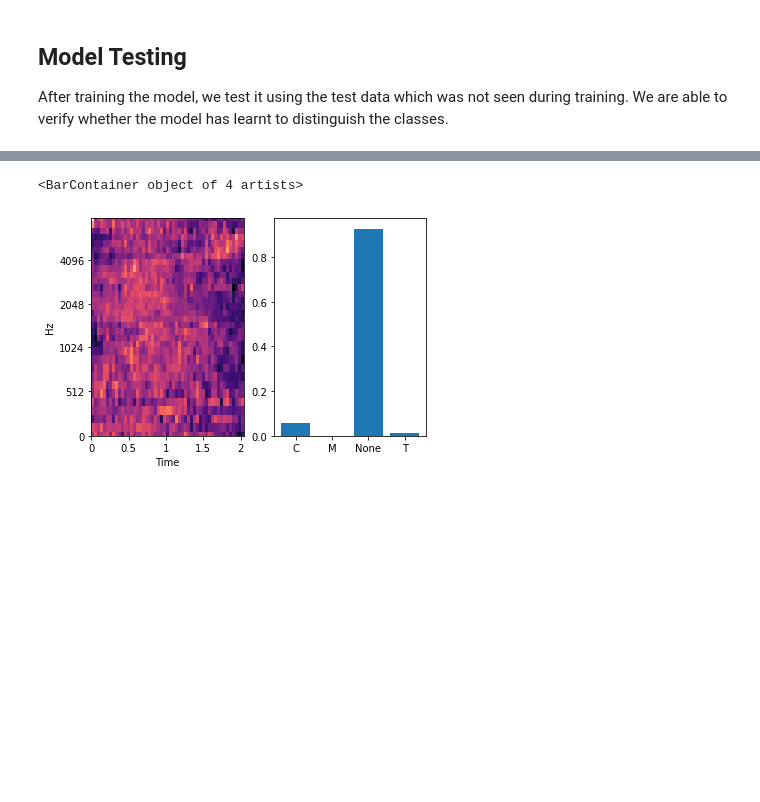
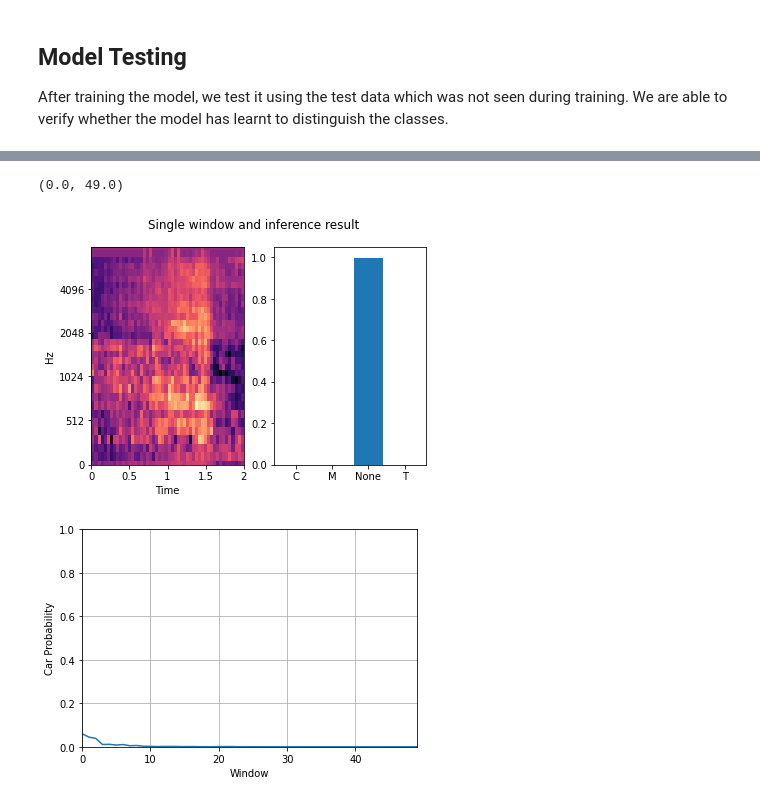
Before and after one commit to DeKUT-DSAIL/dsa2021, a Jupyter notebook: acoustic-processing/acoustic-traffic-monitoring.ipynb, the cells around one changed output, grey strips where cells are left out. Saved outputs shown, nothing was run; the diff lists cells and outputs as text; code cells hidden in the pictures; blank space fills up the shorter version.

Commit message:
test using nyeri highway data

```diff
--- a/acoustic-processing/acoustic-traffic-monitoring.ipynb
+++ b/acoustic-processing/acoustic-traffic-monitoring.ipynb
@@ -421,7 +397,7 @@ Create the data generators.
 batch_size = int(config['neural-net']['batch_size'])
 num_epoch = int(config['neural-net']['epochs'])
 
-training_generator = data_generator_windowed(mel_dir,
+training_generator = uf.data_generator_windowed(mel_dir,
                                             training_files,
                                             train_annotation,
                                             batch_size,
@@ -429,7 +405,7 @@ training_generator = data_generator_windowed(mel_dir,
                                             duration,
                                             sampling_rate,
                                             hop_len)
-validation_generator = data_generator_windowed(mel_dir,
+validation_generator = uf.data_generator_windowed(mel_dir,
                                               validation_files,
                                               train_annotation,
                                               batch_size,
@@ -505,5 +479,5 @@ plt.bar(np.arange(prob.shape[1]), prob[0,:], tick_label=vehicles)
 # %%
-data_dir = 'data/pi-audio/'
+data_dir = 'data/nyeri-highway/'
 filenames = os.listdir(data_dir)
 
 filename = random.choice(filenames)
@@ -547,27 +496,69 @@ librosa.display.specshow(norm_features,
 # %%
-input_feature = generate_spectrogram_window(norm_features,
-                                   duration,
-                                   sampling_rate,
-                                   hop_len)
+# compute the melspectrogram
+mel = librosa.feature.melspectrogram(signal,
+                                   sr=sampling_rate,
+                                   n_fft=nfft,
+                                   hop_length=hop_len,
+                                   win_length=win_len,
+                                   window='hamming',
+                                   n_mels=num_mels)
+
+features_dB = librosa.power_to_db(mel, ref=np.max)
+norm_features = ((features_dB.T - np.mean(features_dB, 1)) / np.std(features_dB, 1)).T
+
+input_features = uf.generate_all_spectrogram_windows(norm_features,
+                                                       duration,
+                                                       sampling_rate,
+                                                       hop_len)
+
+
+
+input_feature = uf.generate_spectrogram_window(norm_features,
+                                               duration,
+                                               sampling_rate,
+                                               hop_len)
 input_feature = np.stack((input_feature,) * 3, axis=-1)
 
 input_feature = input_feature.reshape(1, input_feature.shape[0], input_feature.shape[1], input_feature.shape[2])
 
 prob = model.predict(input_feature)
 
-
+plt.figure()
+plt.suptitle('Single window and inference result')
 plt.subplot(121)
-librosa.display.specshow(norm_features,
+librosa.display.specshow(input_feature[0,:,:,0],
                          x_axis='time',
                          y_axis='mel',
                          sr=sampling_rate,
                          fmax=sampling_rate // 2,
                          hop_length=hop_len,
                          cmap='magma')
 
 
 plt.subplot(122)
 plt.bar(np.arange(prob.shape[1]), prob[0,:], tick_label=vehicles)
+
+
+
+car_prob = []
+
+for input_feature in input_features:
+    input_feature = input_feature[:,:,0]
+
+    input_feature = np.stack((input_feature,) * 3, axis=-1)
+    input_feature = input_feature.reshape(1, input_feature.shape[0], input_feature.shape[1], input_feature.shape[2])
+    prob = model.predict(input_feature)
+    car_prob.append(prob[0][0])
+
+
+plt.figure()
+plt.plot(car_prob)
+plt.ylim([0, 1])
+plt.xlabel('Window')
+plt.ylabel('Car Probability')
+plt.grid(True)
+plt.xlim([0, len(car_prob) - 1])
 # %% [output]
-<BarContainer object of 4 artists>
+(0.0, 49.0)
-[figure, old version]
+[figure, new version]
+[figure, added]
```
Also changed, not shown: parts of 16 cells of this notebook, 21 other files.
